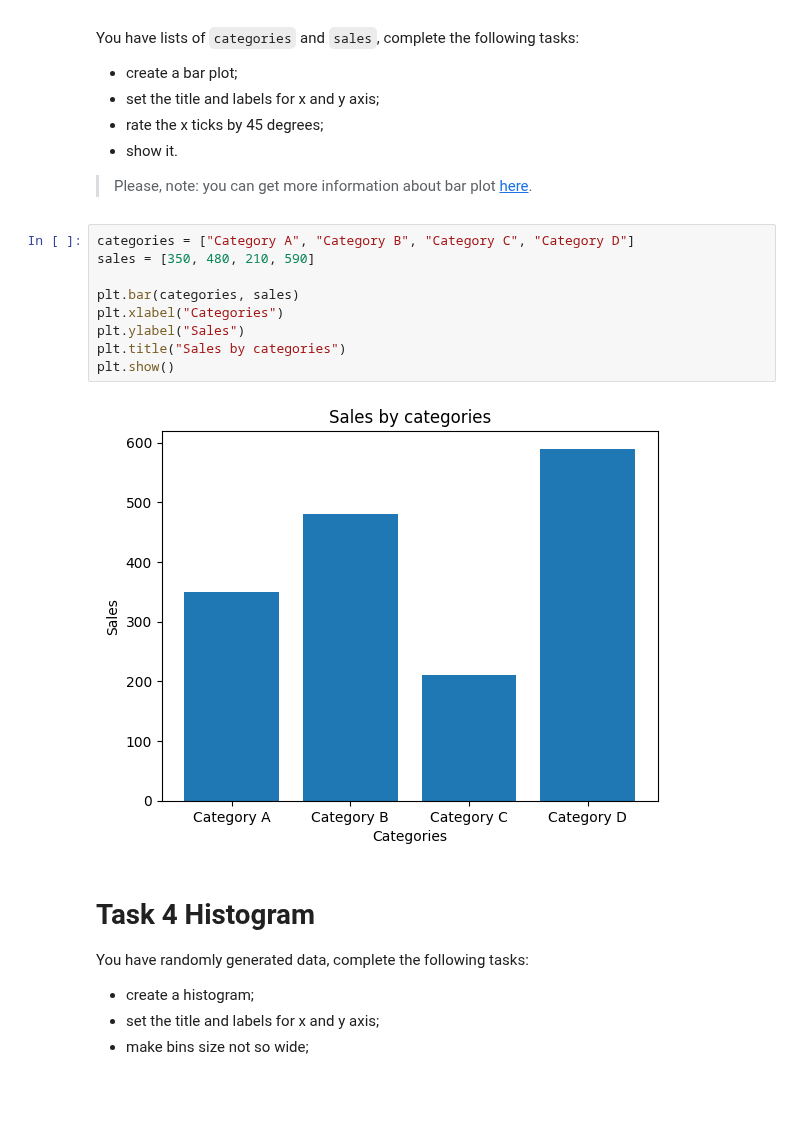
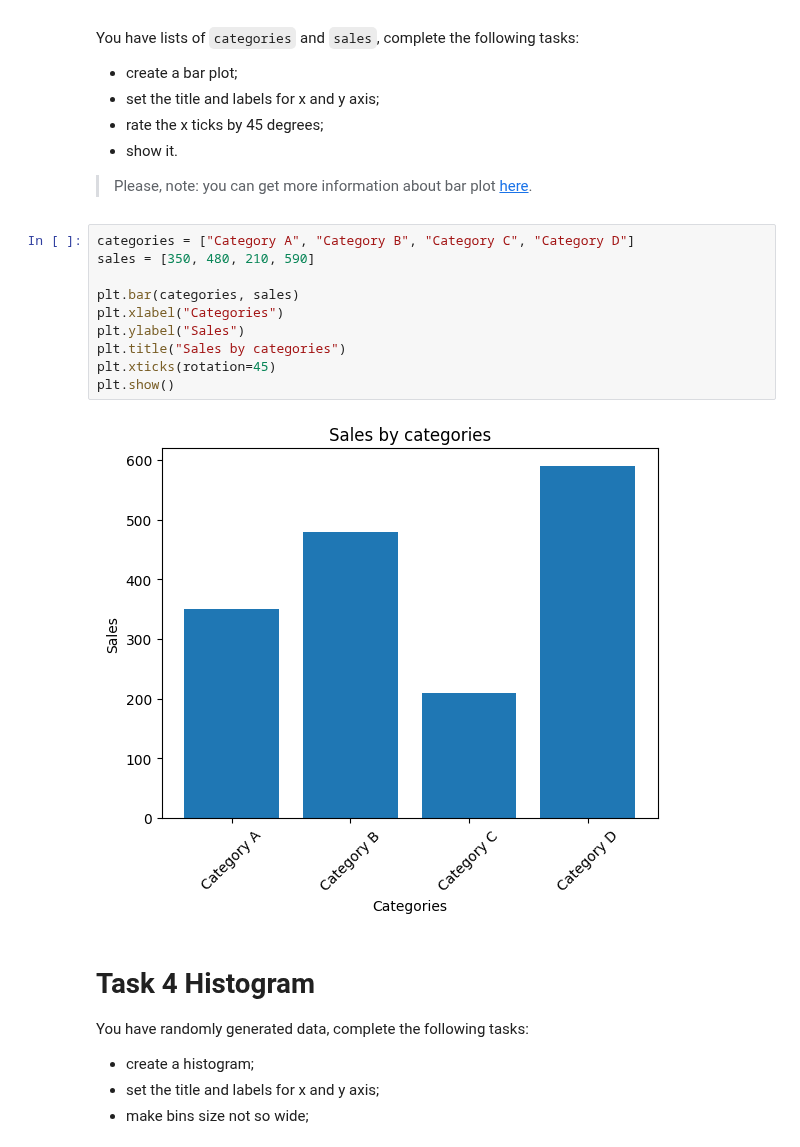
Before and after one commit to mate-academy/py-matplotlib, a Jupyter notebook: app/matplotlib.ipynb, the cells around one changed output. Cells and saved outputs as stored; diff of their text form; blank space fills up the shorter version.

Commit message:
Add xticks rotation for task3

```diff
--- a/app/matplotlib.ipynb
+++ b/app/matplotlib.ipynb
@@ -67,14 +67,15 @@ You have lists of `categories` and `sales`, complete the following tasks:
 # %%
 categories = ["Category A", "Category B", "Category C", "Category D"]
 sales = [350, 480, 210, 590]
 
 plt.bar(categories, sales)
 plt.xlabel("Categories")
 plt.ylabel("Sales")
 plt.title("Sales by categories")
+plt.xticks(rotation=45)
 plt.show()
 # %% [output]
-[figure, old version]
+[figure, new version]
 # %% [markdown]
 # Task 4 Histogram
 
```
Also changed, not shown: parts of 2 cells of this notebook.
